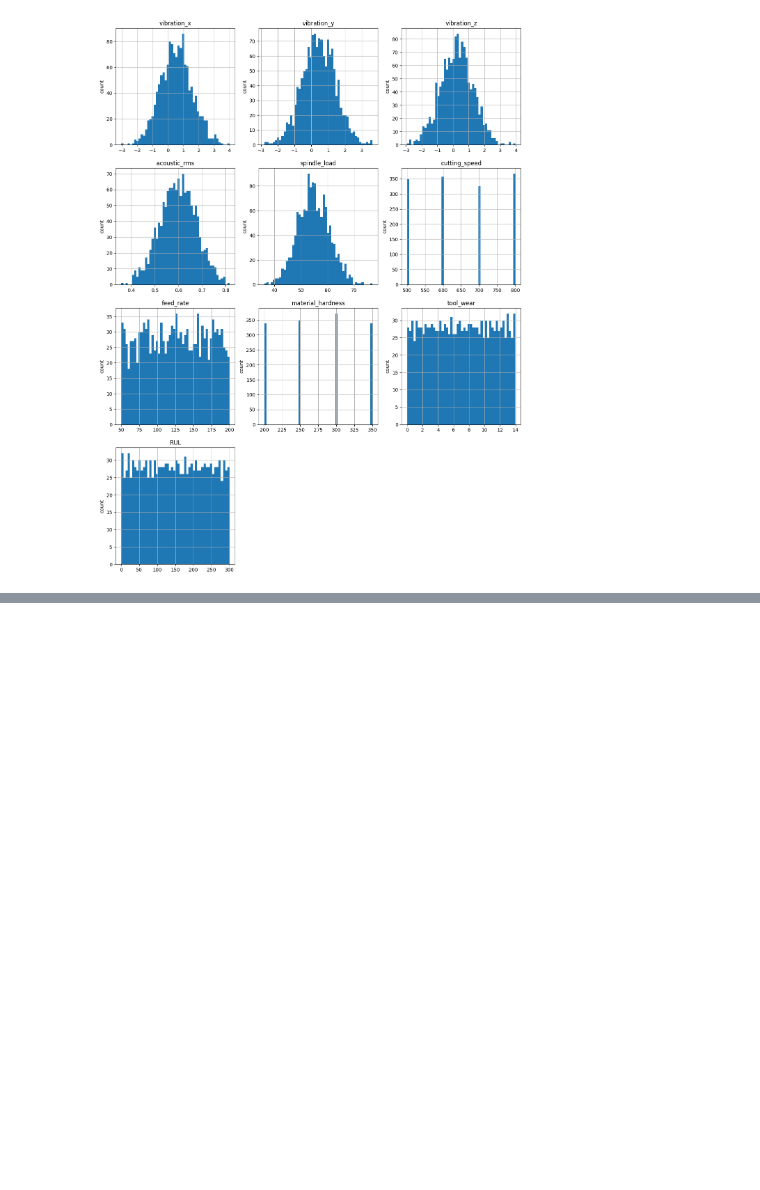
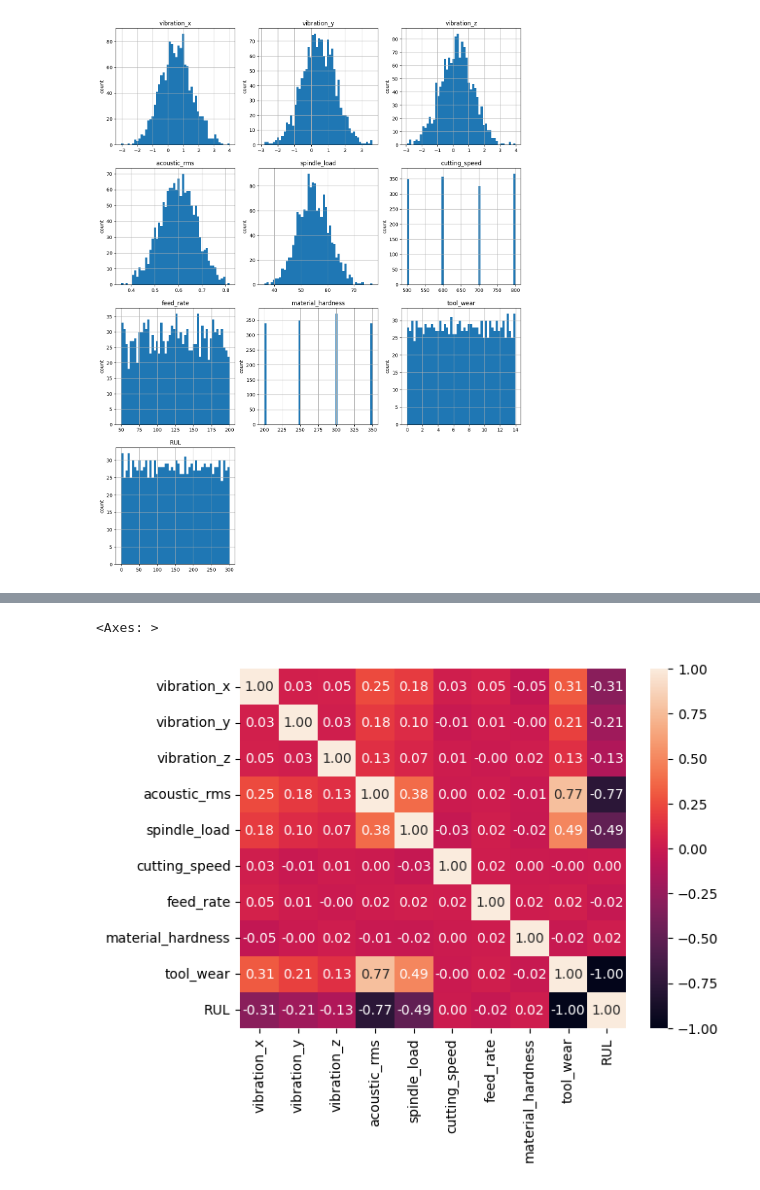
Before and after one commit to kenta-kawahata/manufacturing-data-analysis, a Jupyter notebook: notebooks/eda.ipynb, the cells around one changed output, grey strips where cells are left out. Saved outputs shown, nothing was run; the diff lists cells and outputs as text; code cells hidden in the pictures; blank space fills up the shorter version.

```diff
--- a/notebooks/eda.ipynb
+++ b/notebooks/eda.ipynb
@@ -69,0 +89,7 @@ for i,j in zip(range(1,11),df.columns):
+# %%
+#Check the correlation heatmap
+cor = df.corr()
+sns.heatmap(cor, annot=True, fmt='.2f', vmin=-1, vmax=1)
+# %% [output]
+<Axes: >
+[figure, added]
```
Also changed, not shown: parts of 7 cells of this notebook.
